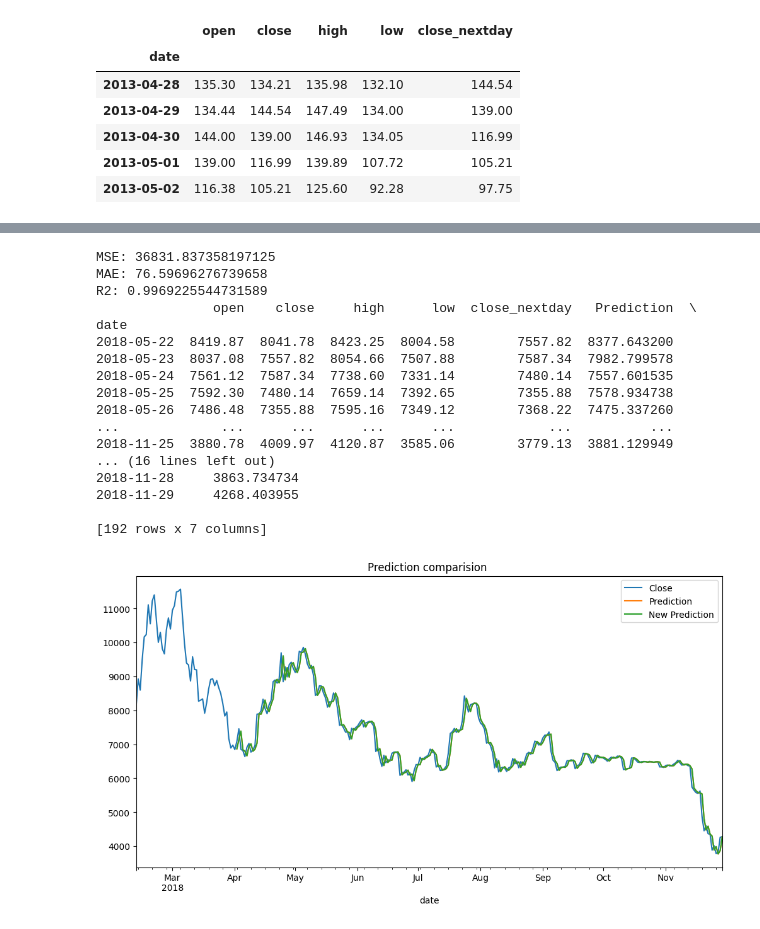
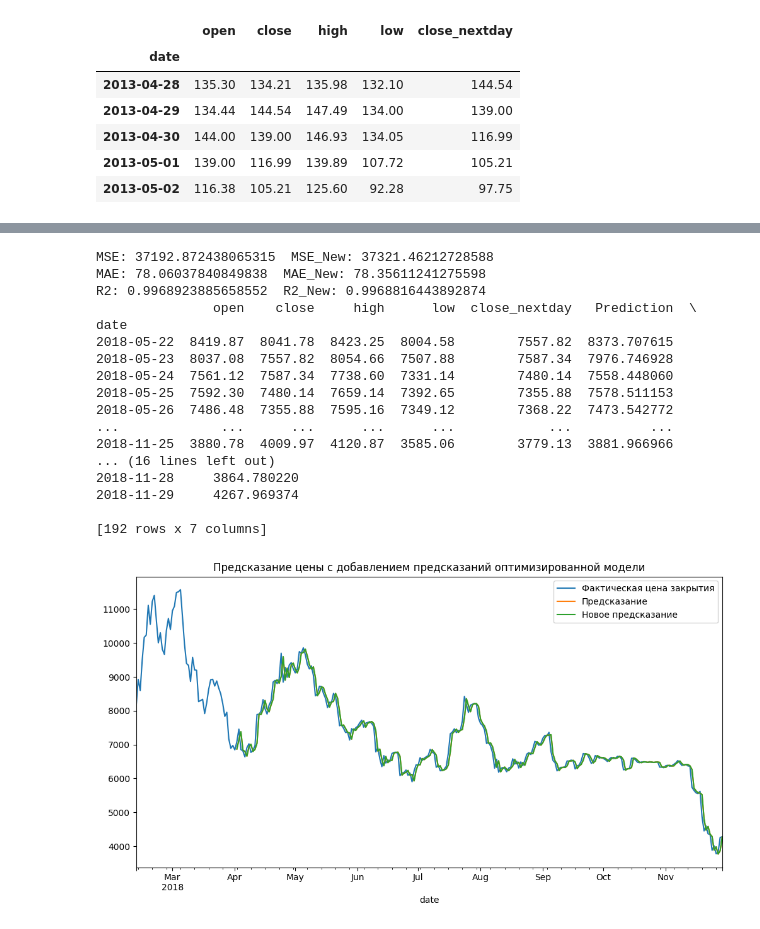
Before and after one commit to Cospero/Kursovaya-, a Jupyter notebook: Kursovaya_Kobrin.ipynb, the cells around one changed output, grey strips where cells are left out. Drawn from its saved outputs; the diff is of its cells as text; code cells hidden in the pictures.

```diff
--- a/Kursovaya_Kobrin.ipynb
+++ b/Kursovaya_Kobrin.ipynb
@@ -282,17 +321,24 @@ X_test_meta = np.column_stack((
 ))
 
 meta_model = linear_model.MultiTaskLasso()
+start_time = time.time()
 meta_model.fit(X_train_meta, y_train)
+end_time = time.time()
+meta_model_time = (end_time-start_time)
+
+
+
 
 y_pred = meta_model.predict(X_test_meta)
 
-mse = mean_squared_error(y_test, y_pred)
-mae = mean_absolute_error(y_test, y_pred)
-r2 = r2_score(y_test, y_pred)
+mse = metrics.mean_squared_error(y_test, y_pred)
+mae = metrics.mean_absolute_error(y_test, y_pred)
+r2 = metrics.r2_score(y_test, y_pred)
 
 print('MSE:', mse)
 print('MAE:', mae)
 print('R2:', r2)
+print('fit_time:', meta_model_time*1000)
 
 results = pd.DataFrame(meta_model.predict(temp))
 results = results.rename(columns={0: "Prediction"})
@@ -305,5 +352,7 @@ R2: 0.9969306149873928
 # %%
-bitcoin_df['close'].plot(figsize=(12,6),label='Close',title = "Prediction comparision ")
-bitcoin_df['Prediction'].plot(label='Prediction')
+bitcoin_df=bitcoin_df[1750:]
+bitcoin_df['close'].plot(figsize=(12,6),label='Фактическая цена закрытия',title = "Предсказание цены на изначальном графике ")
+bitcoin_df['Prediction'].plot(label='Предсказание')
 plt.legend()
+print(bitcoin_df[100:])
 # %% [output]
@@ -324,53 +379,53 @@ grid_params={
     'max_iter': [1000, 5000, 10000]
 }
 
 meta_model2=linear_model.MultiTaskLasso()
 grid_search = GridSearchCV(estimator=meta_model2, param_grid=grid_params, cv=5)
 
 grid_search.fit(X_train_meta, y_train)
 
 best_params=grid_search.best_params_
 
 model3=linear_model.MultiTaskLasso(**best_params)
 model3.fit(X_train_meta, y_train)
 
 y_pred = model3.predict(X_test_meta)
 
-mse = mean_squared_error(y_test, y_pred)
-mae = mean_absolute_error(y_test, y_pred)
-r2 = r2_score(y_test, y_pred)
+mse_new = metrics.mean_squared_error(y_test, y_pred)
+mae_new = metrics.mean_absolute_error(y_test, y_pred)
+r2_new = metrics.r2_score(y_test, y_pred)
 
-print('MSE:', mse)
-print('MAE:', mae)
-print('R2:', r2)
+print('MSE:', mse,' MSE_New:', mse_new)
+print('MAE:', mae,' MAE_New:', mae_new)
+print('R2:', r2,' R2_New:', r2_new)
 
 results = pd.DataFrame(model3.predict(temp))
 results = results.rename(columns={0: "New Prediction"})
 results = results.set_index(temp.index)
-bitcoin_df1 = bitcoin_df1.join(results, how = "left")
+bitcoin_df = bitcoin_df.join(results, how = "left")
 
-bitcoin_df1['close'].plot(figsize=(12,6),label='Close',title = "Prediction comparision ")
-bitcoin_df1['Prediction'].plot(label='Prediction')
-bitcoin_df1['New Prediction'].plot(label='New Prediction')
+bitcoin_df['close'].plot(figsize=(12,6),label='Фактическая цена закрытия',title = "Предсказание цены с добавлением предсказаний оптимизированной модели")
+bitcoin_df['Prediction'].plot(label='Предсказание')
+bitcoin_df['New Prediction'].plot(label='Новое предсказание')
 plt.legend()
 
-print(bitcoin_df1[100:])
+print(bitcoin_df[100:])
 # %% [output]
-MSE: 36831.837358197125
-MAE: 76.59696276739658
-R2: 0.9969225544731589
+MSE: 37192.872438065315  MSE_New: 37321.46212728588
+MAE: 78.06037840849838  MAE_New: 78.35611241275598
+R2: 0.9968923885658552  R2_New: 0.9968816443892874
                open    close     high      low  close_nextday   Prediction  \
 date
-2018-05-22  8419.87  8041.78  8423.25  8004.58        7557.82  8377.643200
-2018-05-23  8037.08  7557.82  8054.66  7507.88        7587.34  7982.799578
-2018-05-24  7561.12  7587.34  7738.60  7331.14        7480.14  7557.601535
-2018-05-25  7592.30  7480.14  7659.14  7392.65        7355.88  7578.934738
-2018-05-26  7486.48  7355.88  7595.16  7349.12        7368.22  7475.337260
+2018-05-22  8419.87  8041.78  8423.25  8004.58        7557.82  8373.707615
+2018-05-23  8037.08  7557.82  8054.66  7507.88        7587.34  7976.746928
+2018-05-24  7561.12  7587.34  7738.60  7331.14        7480.14  7558.448060
+2018-05-25  7592.30  7480.14  7659.14  7392.65        7355.88  7578.511153
+2018-05-26  7486.48  7355.88  7595.16  7349.12        7368.22  7473.542772
 ...             ...      ...      ...      ...            ...          ...
-2018-11-25  3880.78  4009.97  4120.87  3585.06        3779.13  3881.129949
+2018-11-25  3880.78  4009.97  4120.87  3585.06        3779.13  3881.966966
 ... (16 lines left out)
-2018-11-28     3863.734734
-2018-11-29     4268.403955
+2018-11-28     3864.780220
+2018-11-29     4267.969374
 
 [192 rows x 7 columns]
-[figure, old version]
+[figure, new version]
```
Also changed, not shown: parts of 10 cells of this notebook.
